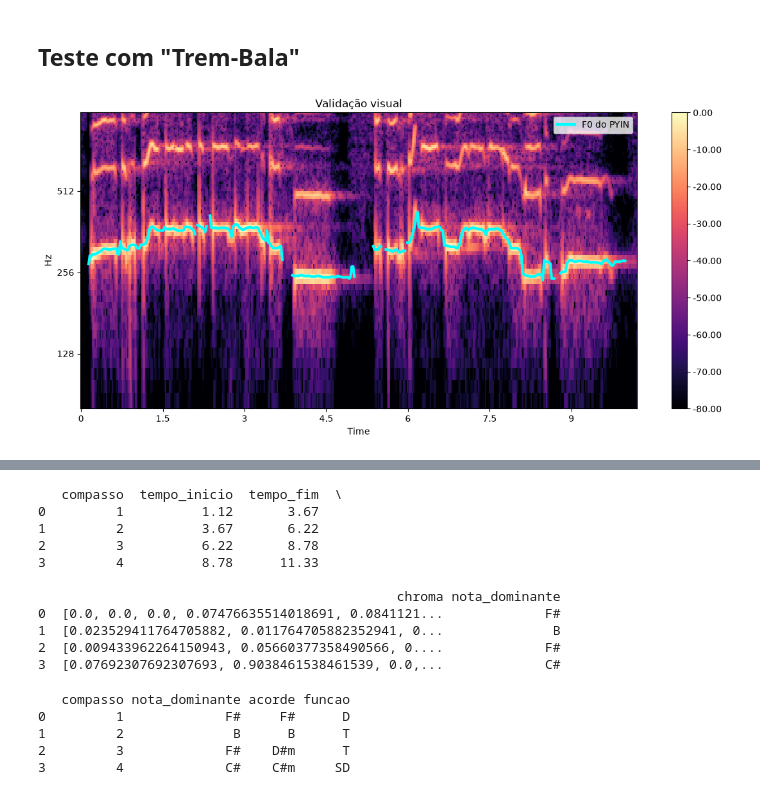
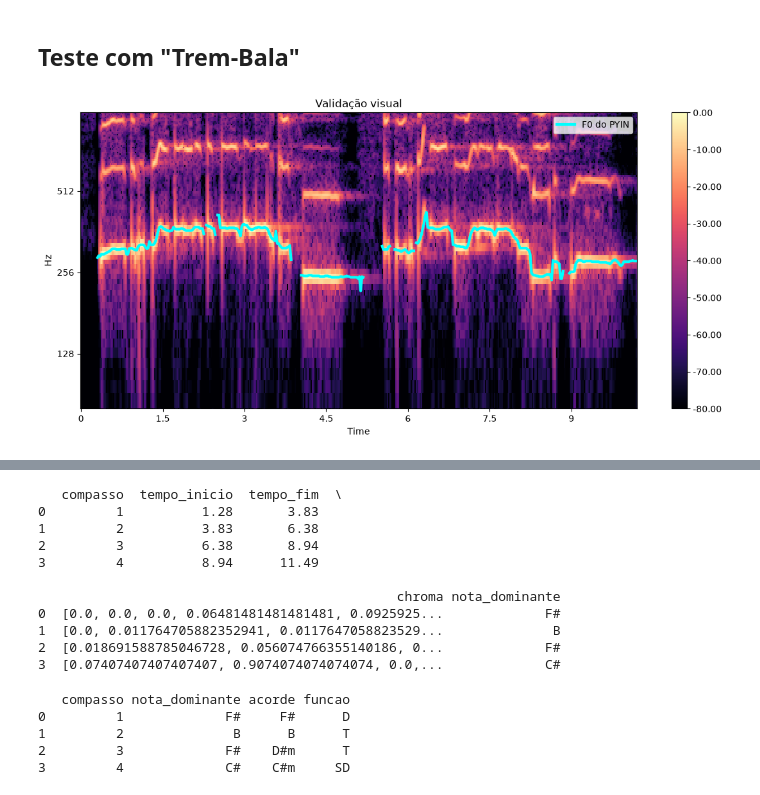
Before and after one commit to LeandroCarl/Gerador-de-acompanhamento-de-teclado, a Jupyter notebook: notebooks/TesteViterbi.ipynb, the cells around one changed output, grey strips where cells are left out. Saved outputs shown, nothing was run; the diff lists cells and outputs as text; code cells hidden in the pictures.

```diff
--- a/notebooks/TesteViterbi.ipynb
+++ b/notebooks/TesteViterbi.ipynb
@@ -167,12 +159,11 @@ sf.write('./Dataset/Samples/Trem-Bala_segment1.mp3', y, sr)
 # %%
-audio_path = './Dataset/Samples/Trem-Bala_segment1.mp3'
-y, sr = librosa.load(audio_path)
 BPM = 94
+y, sr = cut_vocal('../data/Trem Bala - Ana Vilela - Voz.mp3', BPM, 1, 4)
 time, frequency, confidence = extract_f0_pyin(y, sr)
 show_spectrum(time, frequency, confidence, conf_thresh=0, y=y, sr=sr)
-listen_beats(y, sr, BPM, anacruse_beats=1.75)
+listen_beats(y, sr, BPM, offset=2)
 # %% [output]
-[figure, old version]
+[figure, new version]
 [interactive output not drawn]
 # %%
 df_compassos = extract_chroma(
@@ -181,23 +172,23 @@ df_compassos = extract_chroma(
     confidence,
     BPM,
     tom='B',
-    anacruse_beats=1.75,
+    offset=2,
     quantizar_para_tom=False
 )
 
 print(df_compassos)
 # %% [output]
    compasso  tempo_inicio  tempo_fim  \
-0         1          1.12       3.67
-1         2          3.67       6.22
-2         3          6.22       8.78
-3         4          8.78      11.33
+0         1          1.28       3.83
+1         2          3.83       6.38
+2         3          6.38       8.94
+3         4          8.94      11.49
 
                                               chroma nota_dominante
-0  [0.0, 0.0, 0.0, 0.07476635514018691, 0.0841121...             F#
-1  [0.023529411764705882, 0.011764705882352941, 0...              B
-2  [0.009433962264150943, 0.05660377358490566, 0....             F#
-3  [0.07692307692307693, 0.9038461538461539, 0.0,...             C#
+0  [0.0, 0.0, 0.0, 0.06481481481481481, 0.0925925...             F#
+1  [0.0, 0.011764705882352941, 0.0117647058823529...              B
+2  [0.018691588785046728, 0.056074766355140186, 0...             F#
+3  [0.07407407407407407, 0.9074074074074074, 0.0,...             C#
 # %%
 acordes, caminho, funcoes = suggest_chords_viterbi(
     df_compassos,
```
Also changed, not shown: parts of 6 cells of this notebook, 7 other files.
